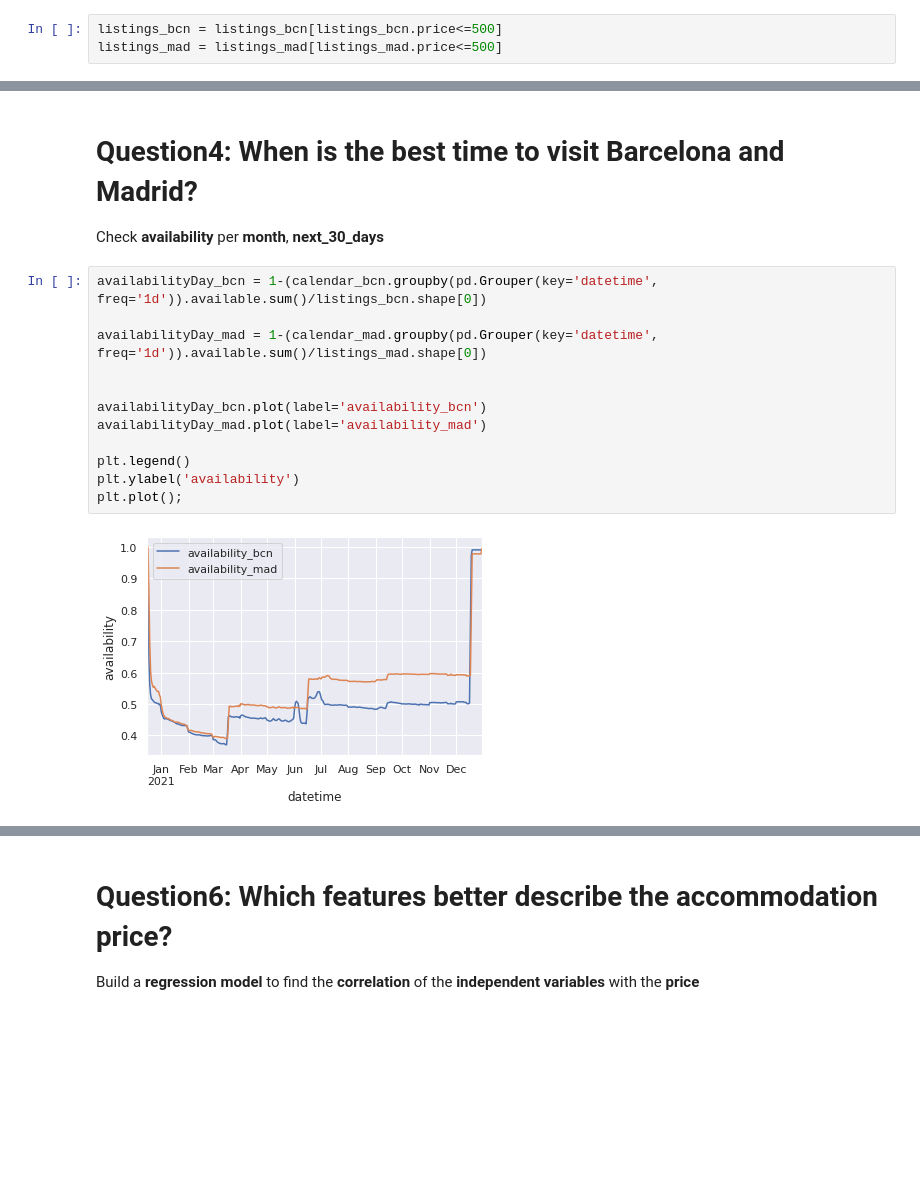
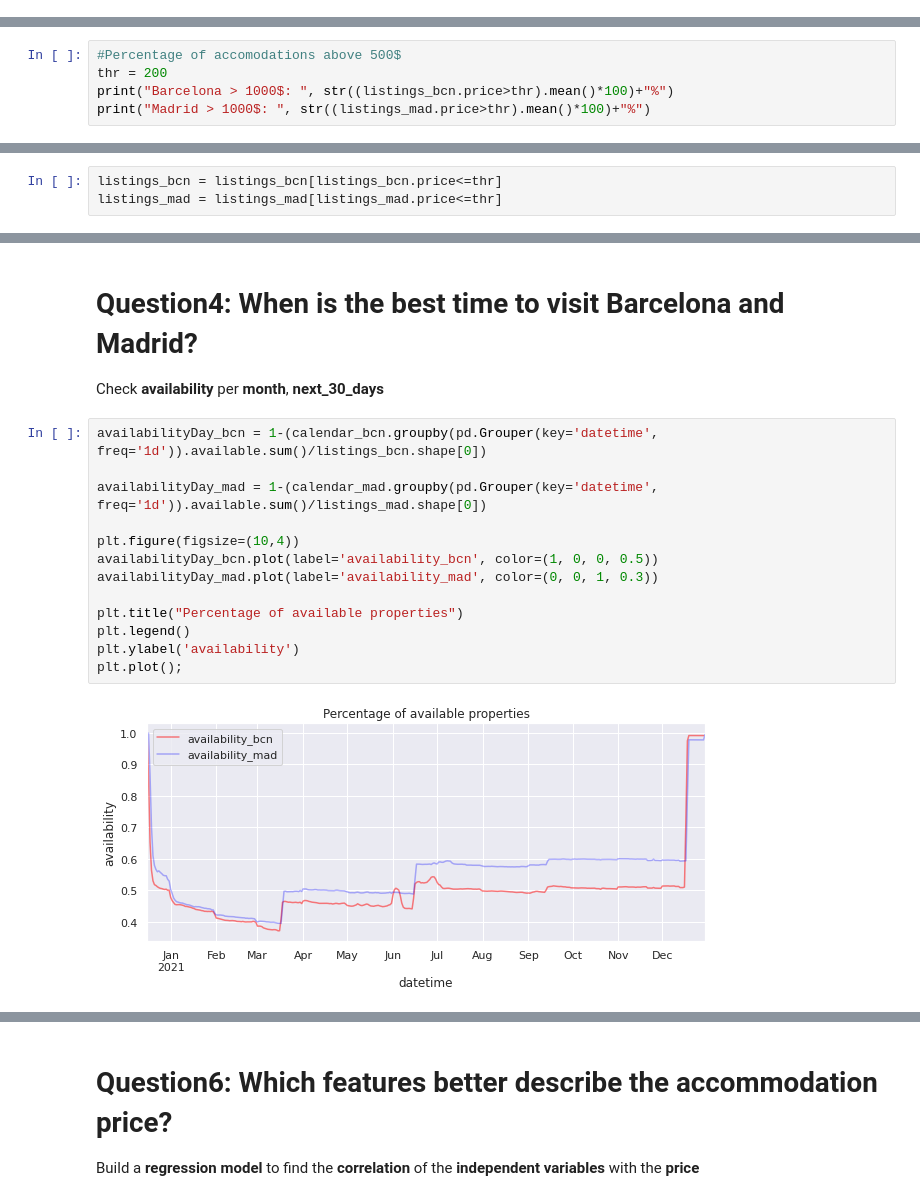
Before and after one commit to jordigc2/Udacity_DataScience_Nanodegree, a Jupyter notebook: Project1: Data Science Blog Post/src/AnalysingArbnbData.ipynb, the cells around one changed output, grey strips where cells are left out. Drawn from its saved outputs; the diff is of its cells as text; blank space fills up the shorter version.

```diff
--- a/Project1: Data Science Blog Post/src/AnalysingArbnbData.ipynb
+++ b/Project1: Data Science Blog Post/src/AnalysingArbnbData.ipynb
@@ -162,3 +131,0 @@ Madrid > 1000$:  2.722893934925784%
-# %%
-listings_bcn = listings_bcn[listings_bcn.price<=500]
-listings_mad = listings_mad[listings_mad.price<=500]
@@ -174,0 +134,5 @@ calendar_mad = calendar_mad[calendar_mad.listing_id.isin(listID_mad)]
+# %%
+#Percentage of accomodations above 500$
+thr = 200
+print("Barcelona > 1000$: ", str((listings_bcn.price>thr).mean()*100)+"%")
+print("Madrid > 1000$: ", str((listings_mad.price>thr).mean()*100)+"%")
@@ -174,0 +142,3 @@ calendar_mad = calendar_mad[calendar_mad.listing_id.isin(listID_mad)]
+# %%
+listings_bcn = listings_bcn[listings_bcn.price<=thr]
+listings_mad = listings_mad[listings_mad.price<=thr]
@@ -368,17 +337,18 @@ Check **availability** per **month**, **next_30_days**
 # %%
 availabilityDay_bcn = 1-(calendar_bcn.groupby(pd.Grouper(key='datetime', freq='1d')).available.sum()/listings_bcn.shape[0])
 
 availabilityDay_mad = 1-(calendar_mad.groupby(pd.Grouper(key='datetime', freq='1d')).available.sum()/listings_mad.shape[0])
 
+plt.figure(figsize=(10,4))
+availabilityDay_bcn.plot(label='availability_bcn', color=(1, 0, 0, 0.5))
+availabilityDay_mad.plot(label='availability_mad', color=(0, 0, 1, 0.3))
 
-availabilityDay_bcn.plot(label='availability_bcn')
-availabilityDay_mad.plot(label='availability_mad')
-
+plt.title("Percentage of available properties")
 plt.legend()
 plt.ylabel('availability')
 plt.plot();
 # %% [output]
-[figure, old version]
+[figure, new version]
 # %%
 listings_bcn.groupby(by='property_type').occupacy_30days.mean().sort_values(ascending=False).head(n=20).plot.bar(color=(1, 0, 0, 0.5), label='ocupacy_bcn')
 
```
Also changed, not shown: parts of 52 cells of this notebook.
